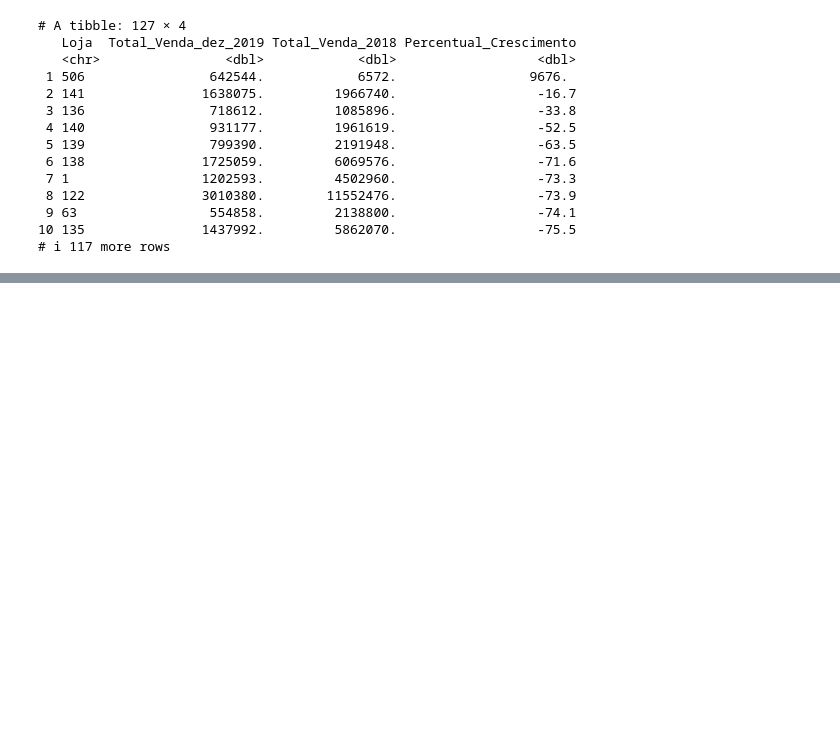
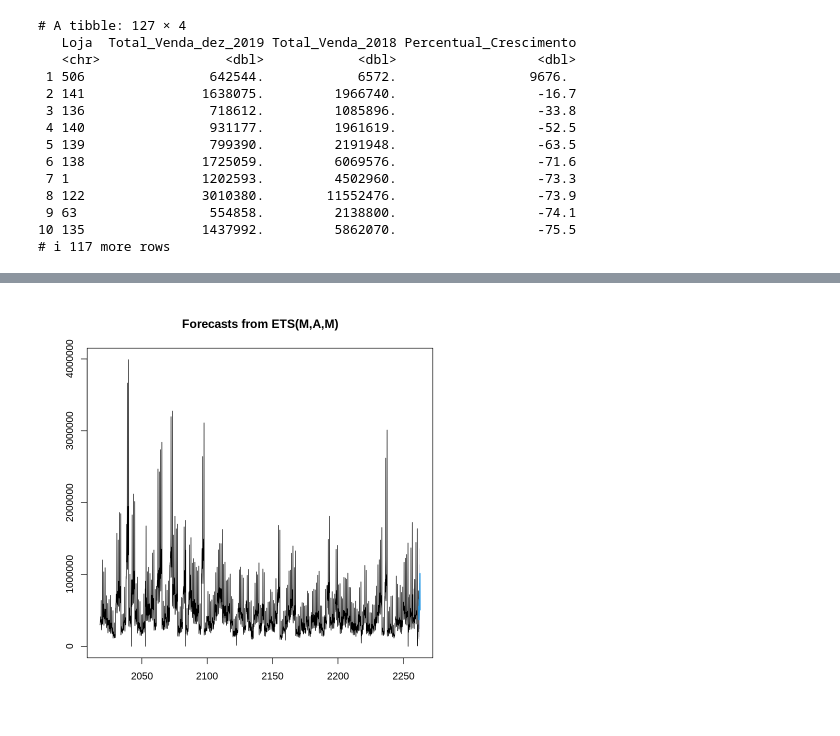
Before and after one commit to Gabrieldiasdeoliveira/Analise_Performance_Loja, a Jupyter notebook: Analise_Performance_Loja_Ecommerce.ipynb, the cells around one changed output, grey strips where cells are left out. Saved outputs shown, nothing was run; the diff lists cells and outputs as text; code cells hidden in the pictures; blank space fills up the shorter version.

```diff
--- a/Analise_Performance_Loja_Ecommerce.ipynb
+++ b/Analise_Performance_Loja_Ecommerce.ipynb
@@ -319,0 +334,9 @@ print(ranking_geral_melhores_lojas_dez_2019)
+# %%
+# Acessar a série temporal da decomposição
+ts_decomposed <- ts(decomposed$x - decomposed$seasonal, frequency = 12, start = c(2018, 1))
+
+# Previsão sazonal
+forecast_result <- forecast(ts_decomposed, h = 12)  # Previsão para 12 meses à frente
+plot(forecast_result)
+# %% [output]
+[figure, added]
```
Also changed, not shown: parts of 10 cells of this notebook.
